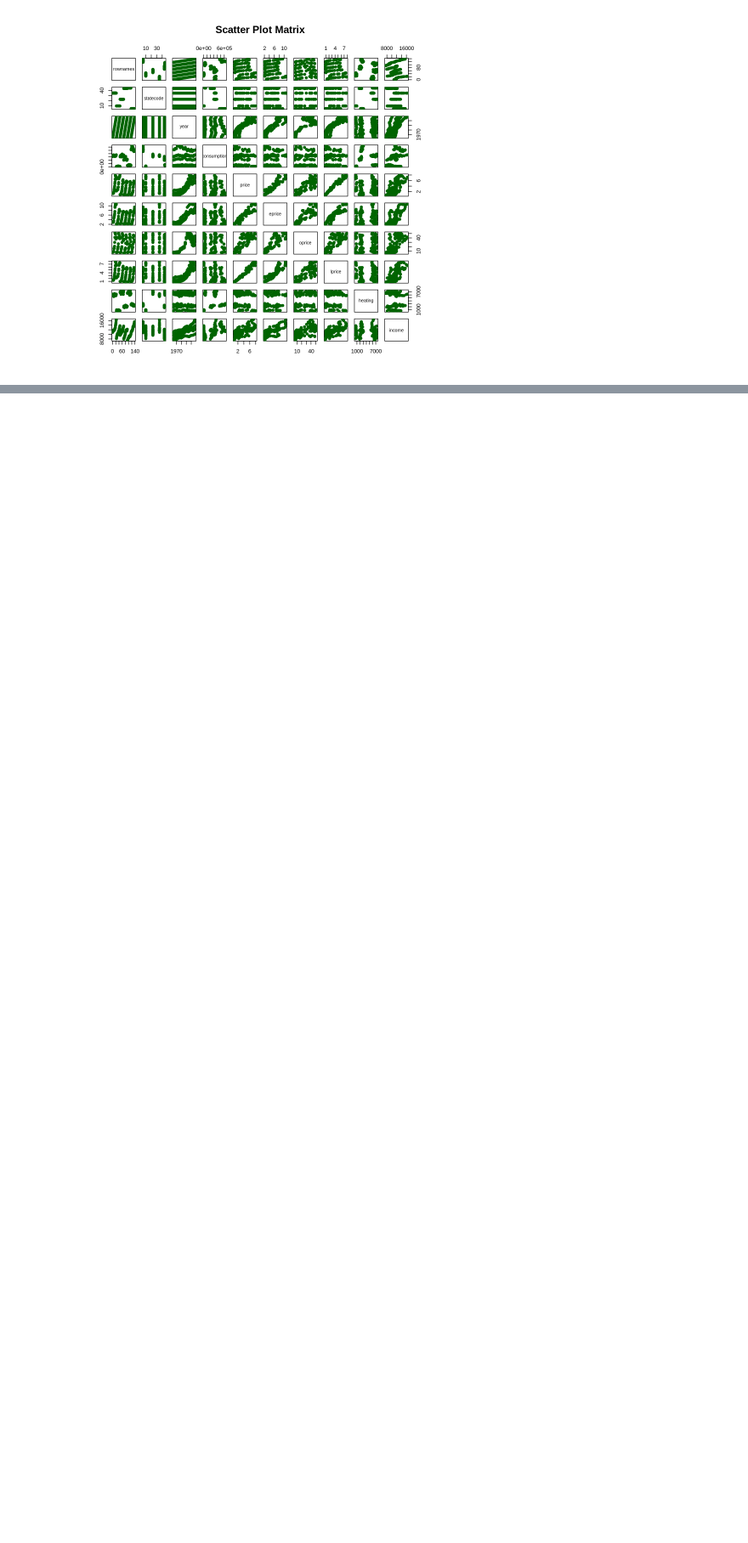
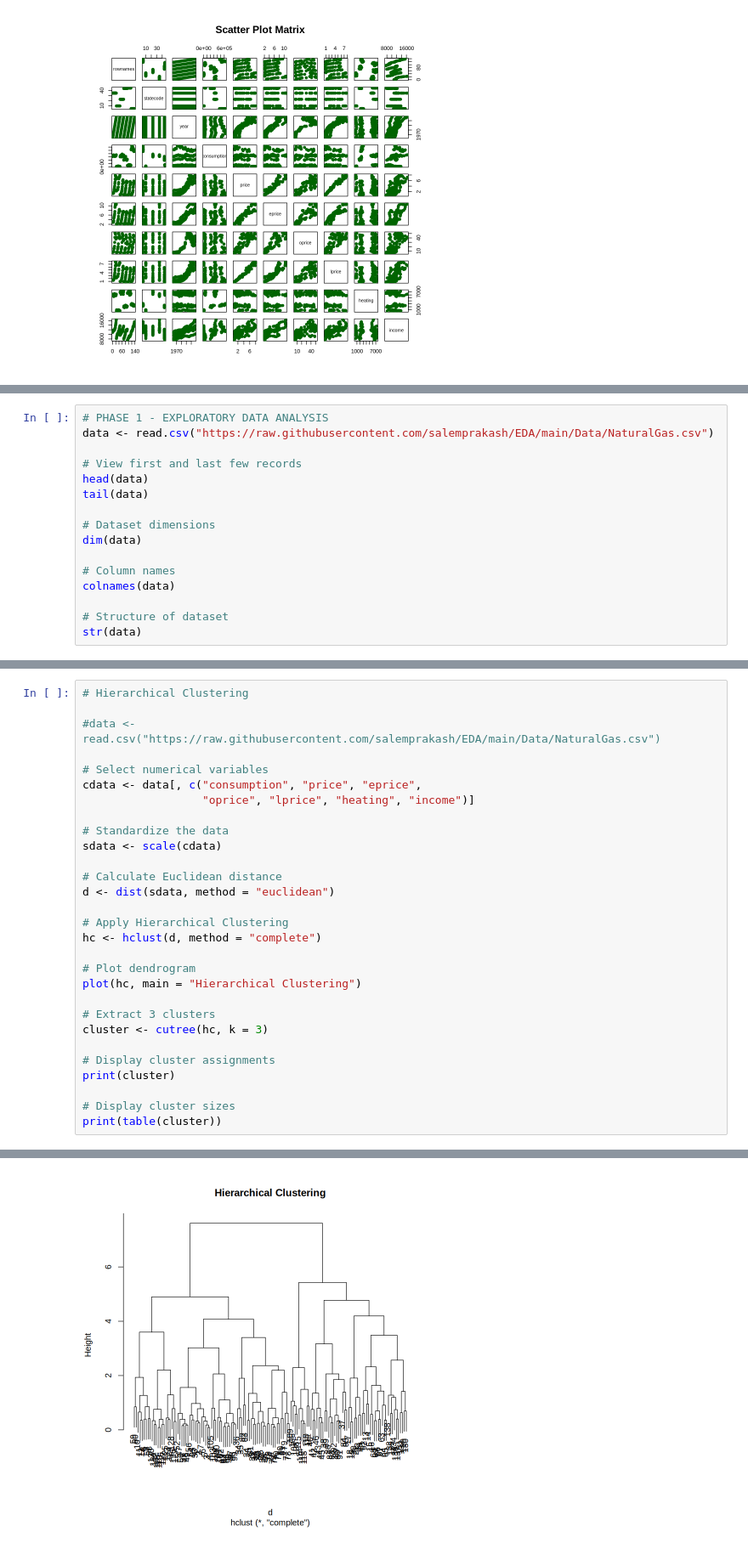
Before and after one commit to RosalynYeldo/Rosalyn-P-Yeldo, a Jupyter notebook: Untitled3.ipynb, the cells around one changed output, grey strips where cells are left out. Shown at 85% size. Drawn from its saved outputs; the diff is of its cells as text; blank space fills up the shorter version.

```diff
--- a/Untitled3.ipynb
+++ b/Untitled3.ipynb
@@ -499,0 +502,16 @@ pairs(numeric_data,
+# %%
+# PHASE 1 - EXPLORATORY DATA ANALYSIS
+data <- read.csv("https://raw.githubusercontent.com/salemprakash/EDA/main/Data/NaturalGas.csv")
+
+# View first and last few records
+head(data)
+tail(data)
+
+# Dataset dimensions
+dim(data)
+
+# Column names
+colnames(data)
+
+# Structure of dataset
+str(data)
@@ -499,0 +785,30 @@ pairs(numeric_data,
+# %%
+# Hierarchical Clustering
+
+#data <- read.csv("https://raw.githubusercontent.com/salemprakash/EDA/main/Data/NaturalGas.csv")
+
+# Select numerical variables
+cdata <- data[, c("consumption", "price", "eprice",
+                  "oprice", "lprice", "heating", "income")]
+
+# Standardize the data
+sdata <- scale(cdata)
+
+# Calculate Euclidean distance
+d <- dist(sdata, method = "euclidean")
+
+# Apply Hierarchical Clustering
+hc <- hclust(d, method = "complete")
+
+# Plot dendrogram
+plot(hc, main = "Hierarchical Clustering")
+
+# Extract 3 clusters
+cluster <- cutree(hc, k = 3)
+
+# Display cluster assignments
+print(cluster)
+
+# Display cluster sizes
+print(table(cluster))
+# %% [output]
@@ -499,0 +822 @@ pairs(numeric_data,
+[figure, added]
```
Also changed, not shown: parts of 6 cells of this notebook.
